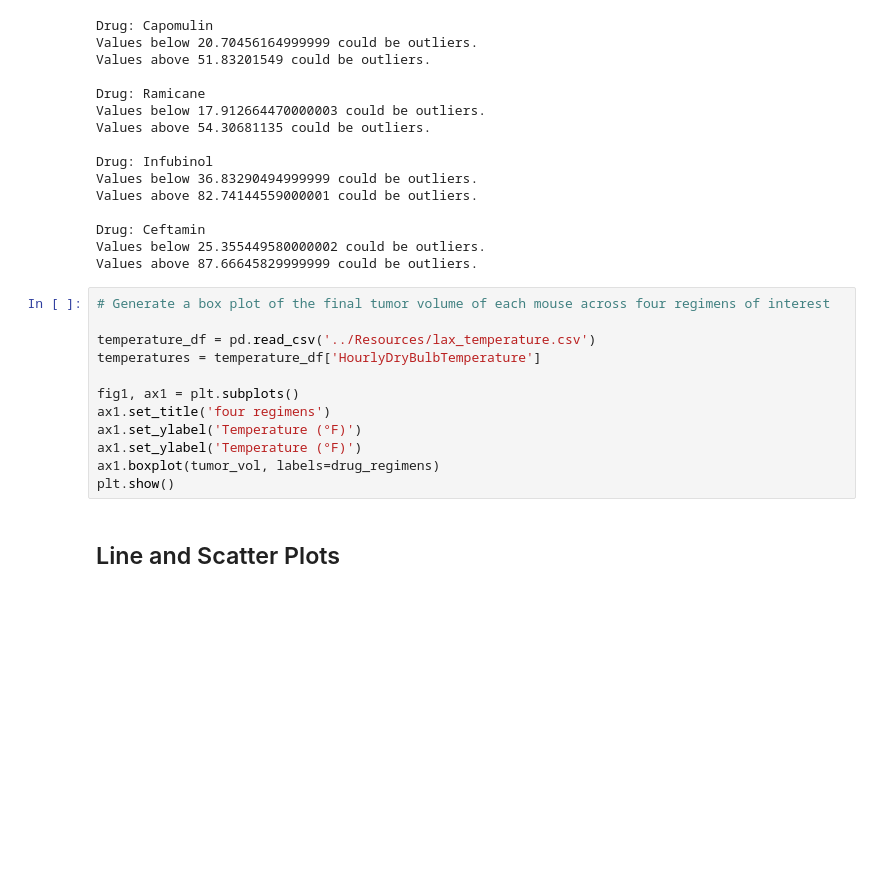
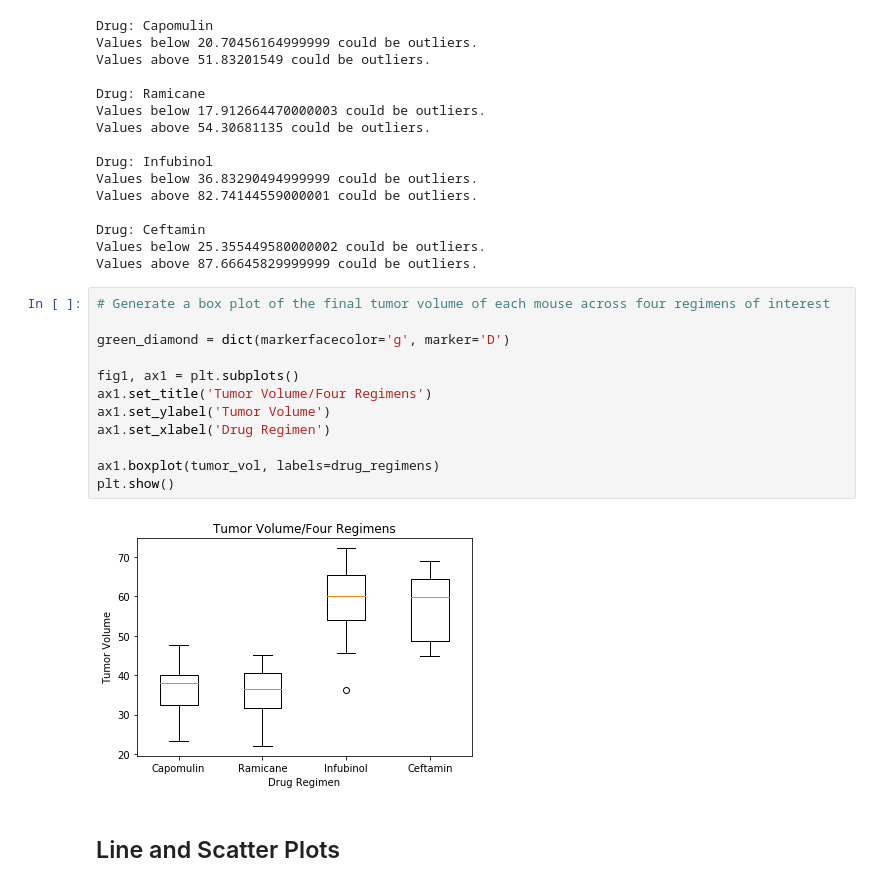
Before and after one commit to ceci-chapa/matplotlib-challenge, a Jupyter notebook: Pymaceuticals/pymaceuticals_starter.ipynb, the cells around one changed output. Cells and saved outputs as stored; diff of their text form; blank space fills up the shorter version.

Commit message:
adding box plot

```diff
--- a/Pymaceuticals/pymaceuticals_starter.ipynb
+++ b/Pymaceuticals/pymaceuticals_starter.ipynb
@@ -349,15 +349,17 @@ Values above 87.66645829999999 could be outliers.
 # %%
 # Generate a box plot of the final tumor volume of each mouse across four regimens of interest
 
-temperature_df = pd.read_csv('../Resources/lax_temperature.csv')
-temperatures = temperature_df['HourlyDryBulbTemperature']
+green_diamond = dict(markerfacecolor='g', marker='D')
 
 fig1, ax1 = plt.subplots()
-ax1.set_title('four regimens')
-ax1.set_ylabel('Temperature (°F)')
-ax1.set_ylabel('Temperature (°F)')
+ax1.set_title('Tumor Volume/Four Regimens')
+ax1.set_ylabel('Tumor Volume')
+ax1.set_xlabel('Drug Regimen')
+
 ax1.boxplot(tumor_vol, labels=drug_regimens)
 plt.show()
+# %% [output]
+[figure, added]
 # %% [markdown]
 ## Line and Scatter Plots
 # %%
```
